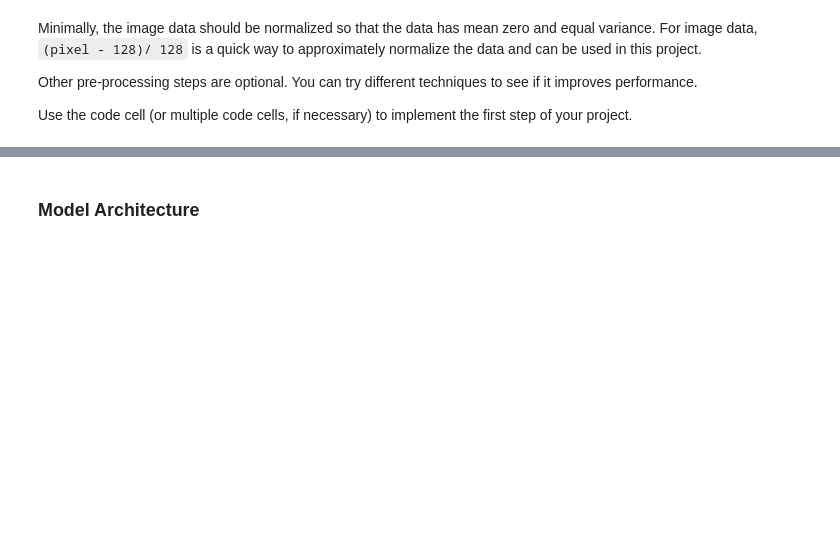
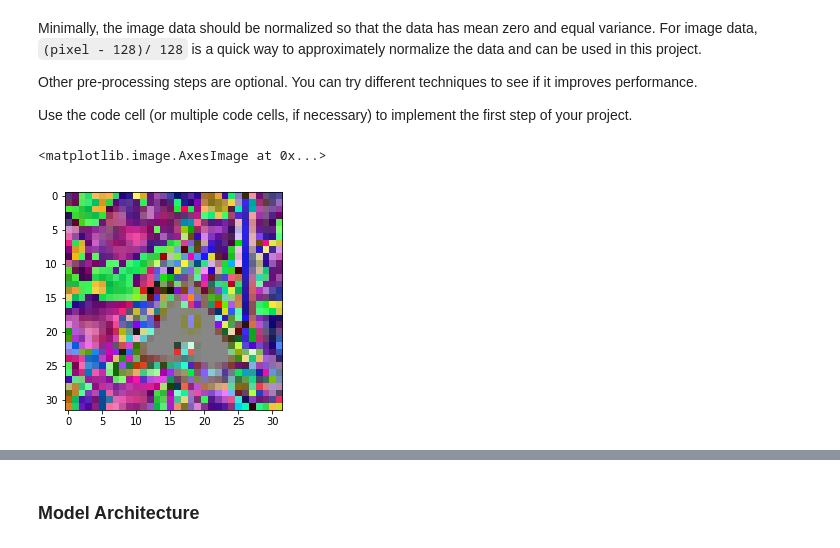
Before and after one commit to amhamor/Traffic-Sign-Classifier, a Jupyter notebook: Traffic_Sign_Classifier.ipynb, the cells around one changed output, grey strips where cells are left out. Drawn from its saved outputs; the diff is of its cells as text; code cells hidden in the pictures; blank space fills up the shorter version.

```diff
--- a/Traffic_Sign_Classifier.ipynb
+++ b/Traffic_Sign_Classifier.ipynb
@@ -24,10 +24,10 @@ The [rubric](https://review.udacity.com/#!/rubrics/481/view) contains "Stand Out
 import pickle
 
 # TODO: Fill this in based on where you saved the training and testing data
-
-training_file = "/traffic-signs-data/train.p"
-validation_file= "/traffic-signs-data/valid.p"
-testing_file =  "/traffic-signs-data/test.p"
+#/home/amhamor/CarND/CarND-Traffic-Sign-Classifier-Project/
+training_file = "traffic-signs-data/train.p"
+validation_file= "traffic-signs-data/valid.p"
+testing_file =  "traffic-signs-data/test.p"
 
 with open(training_file, mode='rb') as f:
     train = pickle.load(f)
@@ -210,5 +205,8 @@ print(X_train.shape)
 # %%
 image_index = 0
 # %%
-plt.imshow(X_train[image_index])
+plt.imshow(X_train_standardized[image_index])
+# %% [output]
+<matplotlib.image.AxesImage at 0x...>
+[figure, added]
 # %%
```
Also changed, not shown: parts of 8 cells of this notebook, 4 other files.
